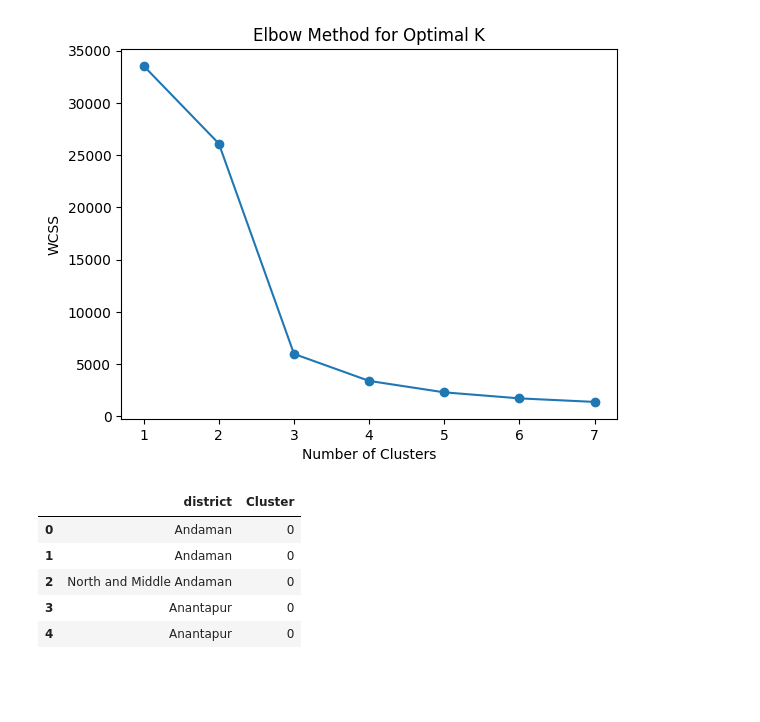
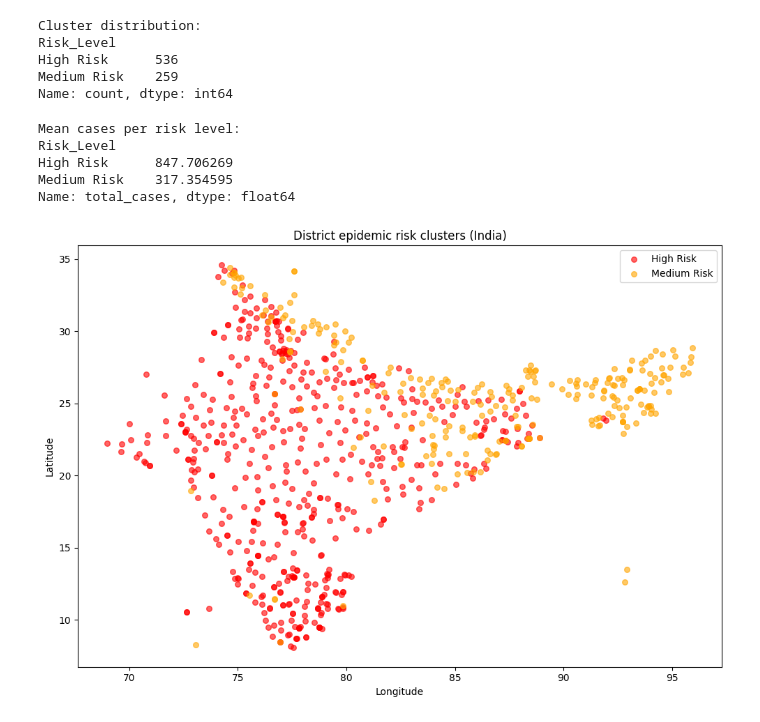
Before and after one commit to Nidhi2805/epidemic-hotspot-risk-prediction, a Jupyter notebook: notebooks/03_hotspot_clustering.ipynb, the cells around one changed output. Cells and saved outputs as stored; diff of their text form; code cells hidden in the pictures; blank space fills up the shorter version.

```diff
--- a/notebooks/03_hotspot_clustering.ipynb
+++ b/notebooks/03_hotspot_clustering.ipynb
@@ -57,39 +69,46 @@ dtype: int64
 # %%
-features = features.replace([np.inf, -np.inf], np.nan)
+cluster_means = district_df.groupby('Cluster')['log_total_cases'].mean().sort_values()
+n = len(cluster_means)
+risk_map = {}
+for i, (cluster_id, _) in enumerate(cluster_means.items()):
+    if i < n // 3:
+        risk_map[cluster_id] = 'Low Risk'
+    elif i < 2 * n // 3:
+        risk_map[cluster_id] = 'Medium Risk'
+    else:
+        risk_map[cluster_id] = 'High Risk'
+
+district_df['Risk_Level'] = district_df['Cluster'].map(risk_map)
+
+print("\nCluster distribution:")
+print(district_df['Risk_Level'].value_counts())
+# %% [output]
+Cluster distribution:
+Risk_Level
+High Risk      536
+Medium Risk    259
+Name: count, dtype: int64
 # %%
-features = features.fillna(0)
+print("\nMean cases per risk level:")
+print(district_df.groupby('Risk_Level')['total_cases'].mean().sort_values(ascending=False))
+# %% [output]
+Mean cases per risk level:
+Risk_Level
+High Risk      847.706269
+Medium Risk    317.354595
+Name: total_cases, dtype: float64
 # %%
-from sklearn.preprocessing import StandardScaler
-
-scaler = StandardScaler()
-scaled_features = scaler.fit_transform(features)
+color_map = {'High Risk': 'red', 'Medium Risk': 'orange', 'Low Risk': 'green'}
+plt.figure(figsize=(10, 7))
+for level, grp in district_df.groupby('Risk_Level'):
+    plt.scatter(grp['Longitude'], grp['Latitude'],
+                c=color_map[level], label=level, alpha=0.6, s=30)
+plt.xlabel('Longitude')
+plt.ylabel('Latitude')
+plt.title('District epidemic risk clusters (India)')
+plt.legend()
+plt.tight_layout()
+plt.savefig("../outputs/hotspot_map.png", dpi=150)
+plt.show()
+# %% [output]
+[figure, added]
-# %%
-from sklearn.cluster import KMeans
-import matplotlib.pyplot as plt
-
-wcss = []
-
-for i in range(1, 8):
-    kmeans = KMeans(n_clusters=i, random_state=42)
-    kmeans.fit(scaled_features)
-    wcss.append(kmeans.inertia_)
-
-plt.plot(range(1,8), wcss, marker='o')
-plt.title("Elbow Method for Optimal K")
-plt.xlabel("Number of Clusters")
-plt.ylabel("WCSS")
-plt.show()
-# %% [output]
-[figure, removed]
-# %%
-kmeans = KMeans(n_clusters=3, random_state=42)
-df['Cluster'] = kmeans.fit_predict(scaled_features)
-
-df[['district', 'Cluster']].head()
-# %% [output]
-|  | district | Cluster |
-| 0 | Andaman | 0 |
-| 1 | Andaman | 0 |
-| 2 | North and Middle Andaman | 0 |
-| 3 | Anantapur | 0 |
-| 4 | Anantapur | 0 |
```
Also changed, not shown: parts of 10 cells of this notebook, 18 other files.
